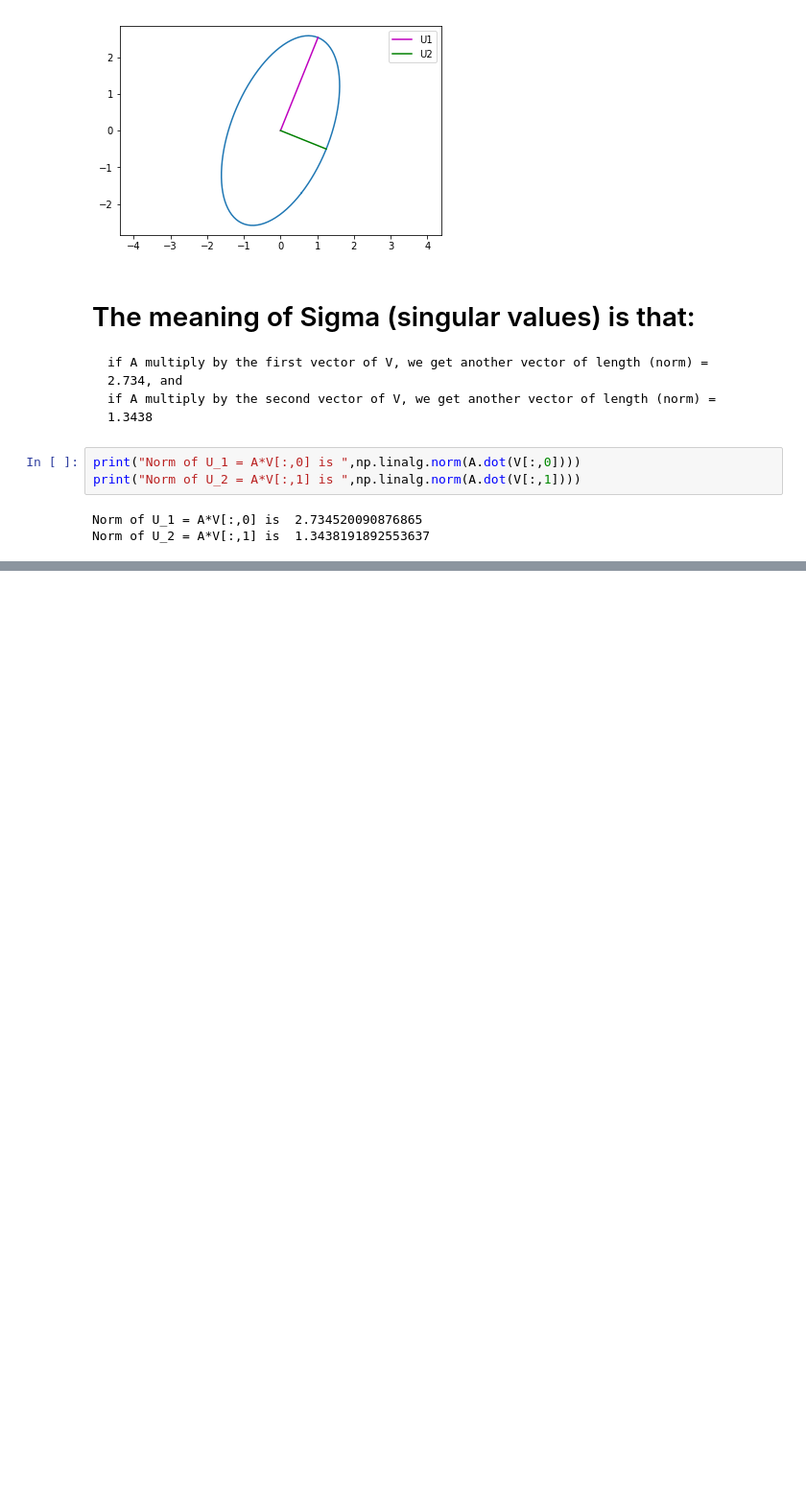
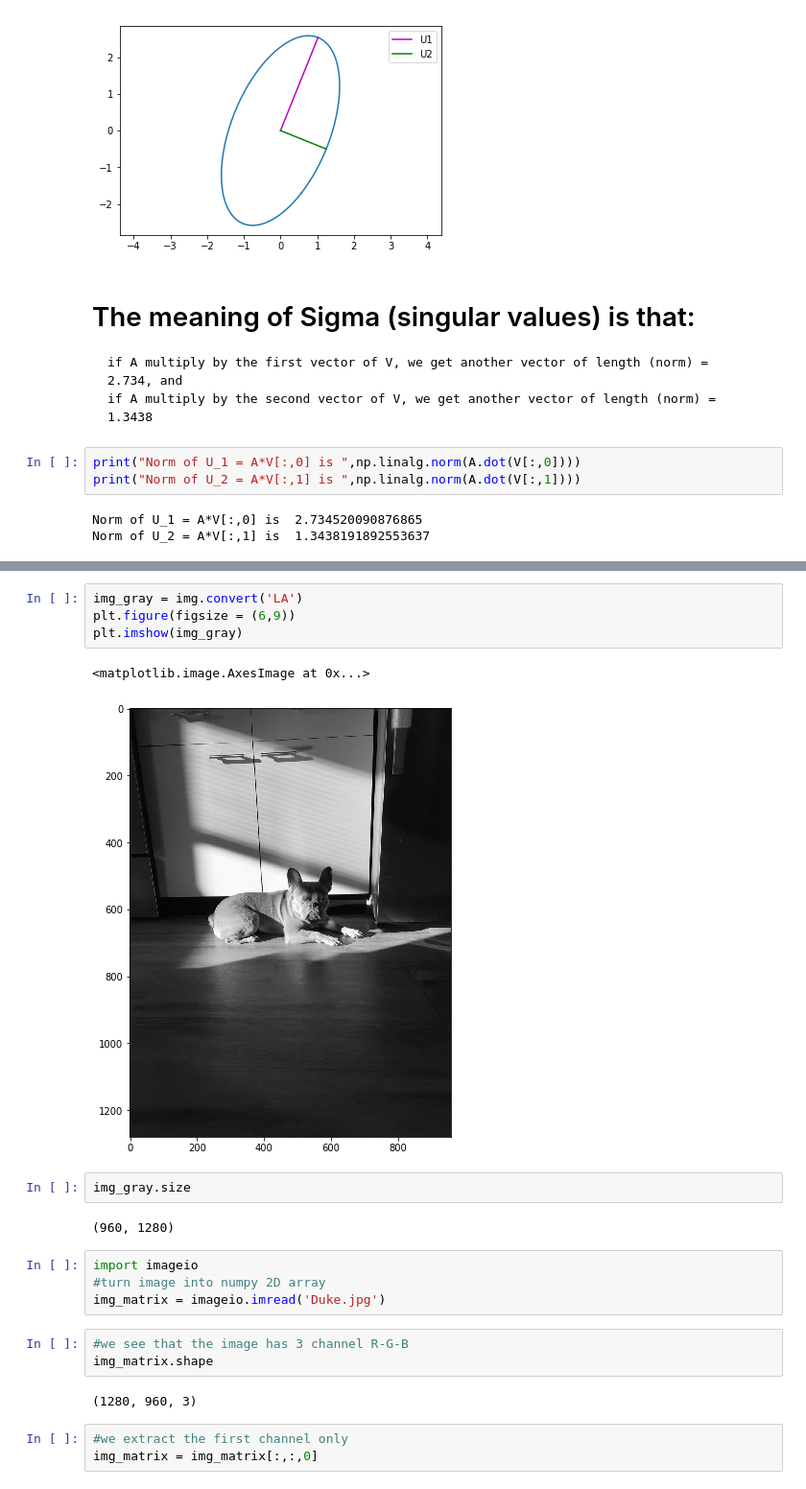
Before and after one commit to qcao10/Singular-Value-Decomposition, a Jupyter notebook: ImageSVD.ipynb, the cells around one changed output, grey strips where cells are left out. Shown at 96% size. Cells and saved outputs as stored; diff of their text form; blank space fills up the shorter version.

```diff
--- a/ImageSVD.ipynb
+++ b/ImageSVD.ipynb
@@ -101,0 +115,23 @@ reconst_matrix = np.dot(U[:,:k],np.dot(np.diag(s[:k]),V[:k,:]))
+# %%
+img_gray = img.convert('LA')
+plt.figure(figsize = (6,9))
+plt.imshow(img_gray)
+# %% [output]
+<matplotlib.image.AxesImage at 0x...>
+[figure, added]
+# %%
+img_gray.size
+# %% [output]
+(960, 1280)
+# %%
+import imageio
+#turn image into numpy 2D array
+img_matrix = imageio.imread('Duke.jpg')
+# %%
+#we see that the image has 3 channel R-G-B
+img_matrix.shape
+# %% [output]
+(1280, 960, 3)
+# %%
+#we extract the first channel only
+img_matrix = img_matrix[:,:,0]
```
Also changed, not shown: parts of 20 cells of this notebook, 1 other file.
